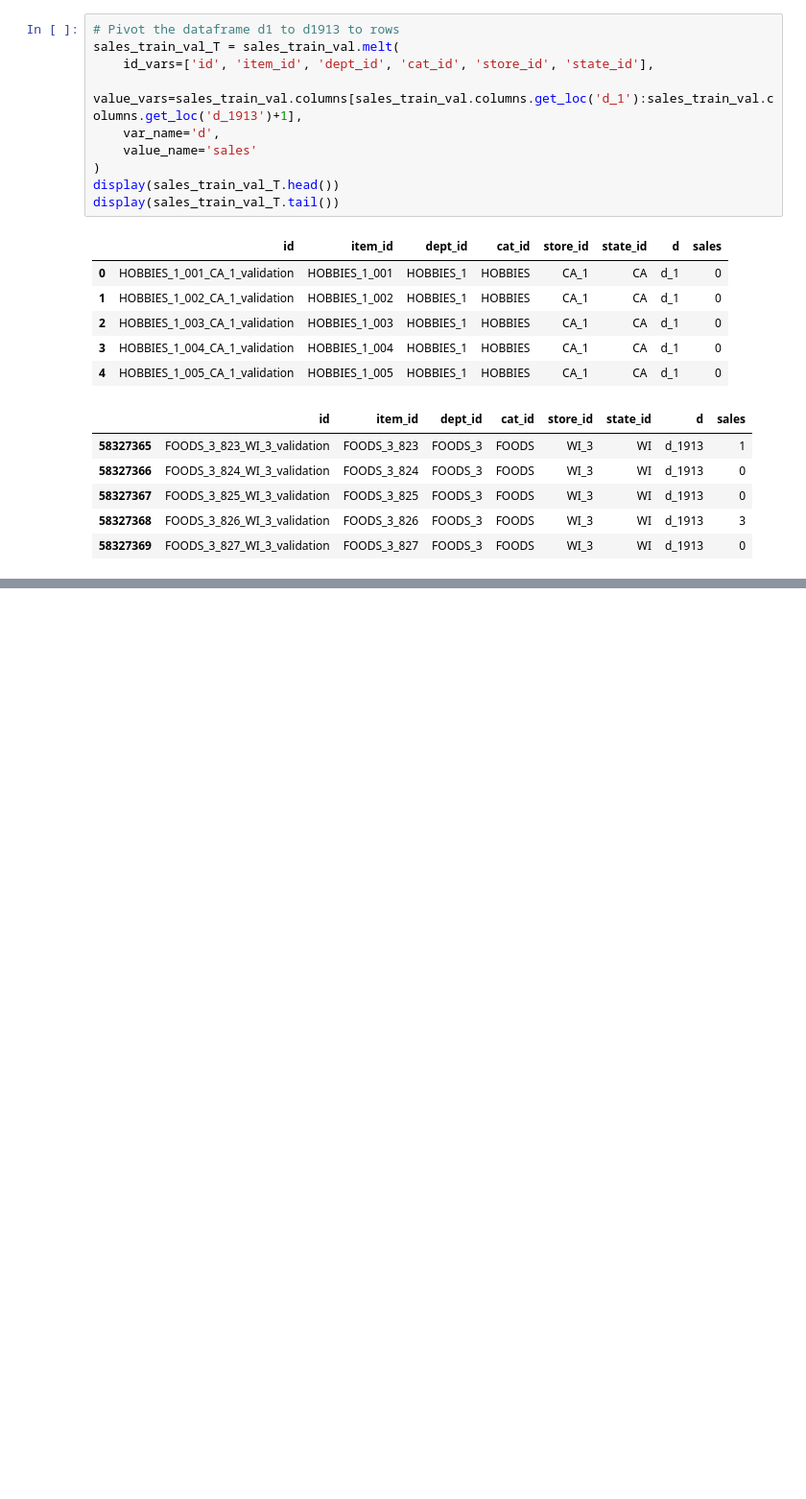
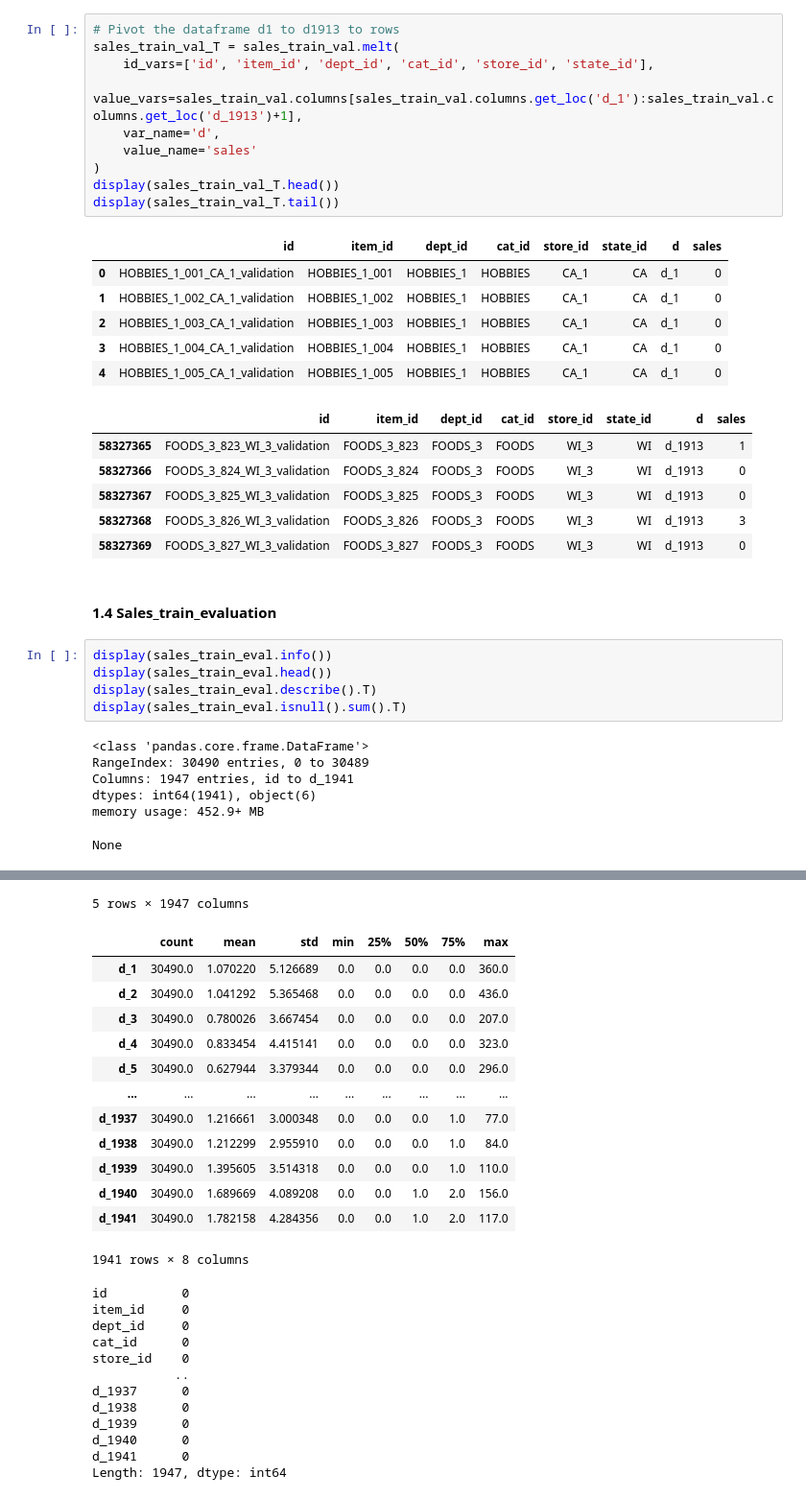
Before and after one commit to ionahu08/M5Forecasting_Accuracy, a Jupyter notebook: code/project_M5.ipynb, the cells around one changed output, grey strips where cells are left out. Shown at 96% size. Cells and saved outputs as stored; diff of their text form; blank space fills up the shorter version.

Commit message:
sales_train_evaluation

```diff
--- a/code/project_M5.ipynb
+++ b/code/project_M5.ipynb
@@ -241,3 +241,17 @@ display(sales_train_val_T.tail())
 | 58327367 | FOODS_3_825_WI_3_validation | FOODS_3_825 | FOODS_3 | FOODS | WI_3 | WI | d_1913 | 0 |
 | 58327368 | FOODS_3_826_WI_3_validation | FOODS_3_826 | FOODS_3 | FOODS | WI_3 | WI | d_1913 | 3 |
 | 58327369 | FOODS_3_827_WI_3_validation | FOODS_3_827 | FOODS_3 | FOODS | WI_3 | WI | d_1913 | 0 |
+# %% [markdown]
+#### 1.4 Sales_train_evaluation
+# %%
+display(sales_train_eval.info())
+display(sales_train_eval.head())
+display(sales_train_eval.describe().T)
+display(sales_train_eval.isnull().sum().T)
+# %% [output]
+<class 'pandas.core.frame.DataFrame'>
+RangeIndex: 30490 entries, 0 to 30489
+Columns: 1947 entries, id to d_1941
+dtypes: int64(1941), object(6)
+memory usage: 452.9+ MB
+None
@@ -243,0 +264,26 @@ display(sales_train_val_T.tail())
+5 rows × 1947 columns
+|  | count | mean | std | min | 25% | 50% | 75% | max |
+| d_1 | 30490.0 | 1.070220 | 5.126689 | 0.0 | 0.0 | 0.0 | 0.0 | 360.0 |
+| d_2 | 30490.0 | 1.041292 | 5.365468 | 0.0 | 0.0 | 0.0 | 0.0 | 436.0 |
+| d_3 | 30490.0 | 0.780026 | 3.667454 | 0.0 | 0.0 | 0.0 | 0.0 | 207.0 |
+| d_4 | 30490.0 | 0.833454 | 4.415141 | 0.0 | 0.0 | 0.0 | 0.0 | 323.0 |
+| d_5 | 30490.0 | 0.627944 | 3.379344 | 0.0 | 0.0 | 0.0 | 0.0 | 296.0 |
+| ... | ... | ... | ... | ... | ... | ... | ... | ... |
+| d_1937 | 30490.0 | 1.216661 | 3.000348 | 0.0 | 0.0 | 0.0 | 1.0 | 77.0 |
+| d_1938 | 30490.0 | 1.212299 | 2.955910 | 0.0 | 0.0 | 0.0 | 1.0 | 84.0 |
+| d_1939 | 30490.0 | 1.395605 | 3.514318 | 0.0 | 0.0 | 0.0 | 1.0 | 110.0 |
+| d_1940 | 30490.0 | 1.689669 | 4.089208 | 0.0 | 0.0 | 1.0 | 2.0 | 156.0 |
+| d_1941 | 30490.0 | 1.782158 | 4.284356 | 0.0 | 0.0 | 1.0 | 2.0 | 117.0 |
+1941 rows × 8 columns
+id          0
+item_id     0
+dept_id     0
+cat_id      0
+store_id    0
+           ..
+d_1937      0
+d_1938      0
+d_1939      0
+d_1940      0
+d_1941      0
+Length: 1947, dtype: int64
```
Also changed, not shown: parts of 2 cells of this notebook.
